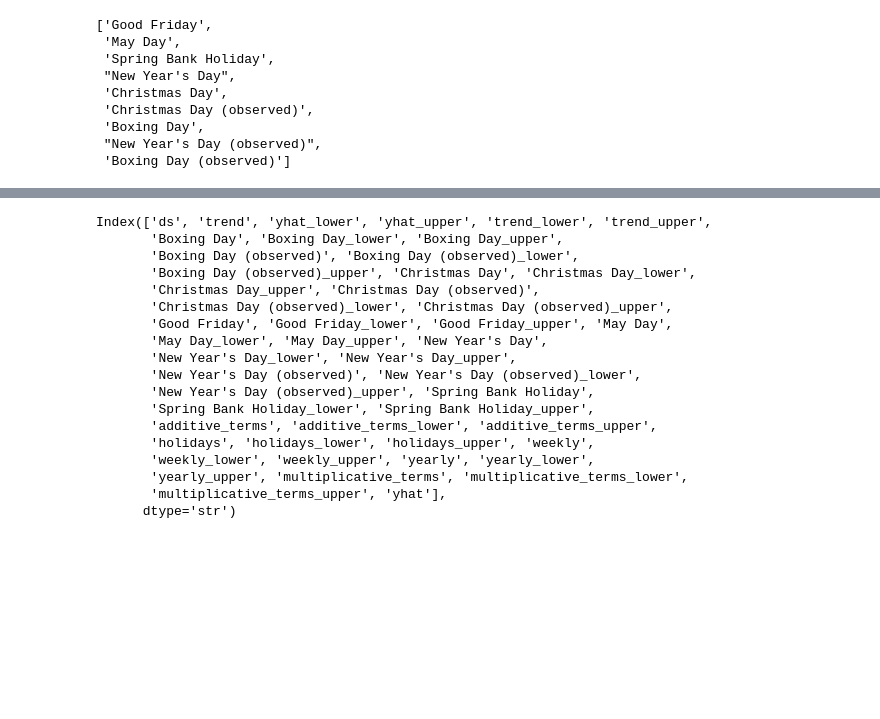
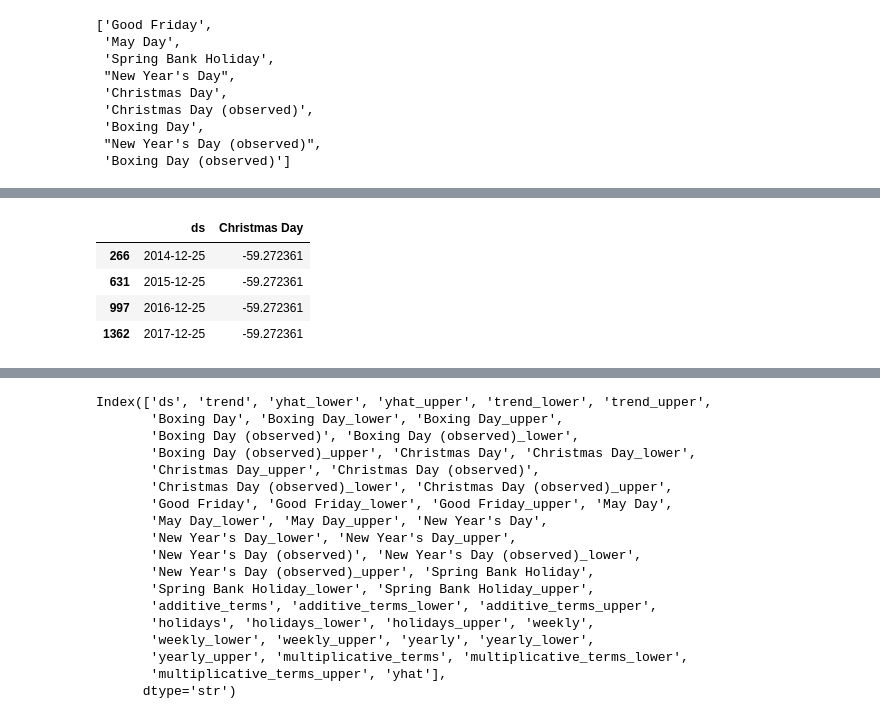
Before and after one commit to health-data-science-OR/hpdm209z, a Jupyter notebook: week_03/03_practicals_notebooks/w3_wb1_prophet_exercises_SOLUTIONS.ipynb, the cells around one changed output, grey strips where cells are left out. Saved outputs shown, nothing was run; the diff lists cells and outputs as text; code cells hidden in the pictures; blank space fills up the shorter version.

```diff
--- a/week_03/03_practicals_notebooks/w3_wb1_prophet_exercises_SOLUTIONS.ipynb
+++ b/week_03/03_practicals_notebooks/w3_wb1_prophet_exercises_SOLUTIONS.ipynb
@@ -338,0 +371,8 @@ prophet_forecast = model.predict(future)
+# %%
+prophet_forecast[['ds', 'Christmas Day']].loc[prophet_forecast['Christmas Day'] != 0]
+# %% [output]
+|  | ds | Christmas Day |
+| 266 | 2014-12-25 | -59.272361 |
+| 631 | 2015-12-25 | -59.272361 |
+| 997 | 2016-12-25 | -59.272361 |
+| 1362 | 2017-12-25 | -59.272361 |
```
Also changed, not shown: parts of 11 cells of this notebook.
